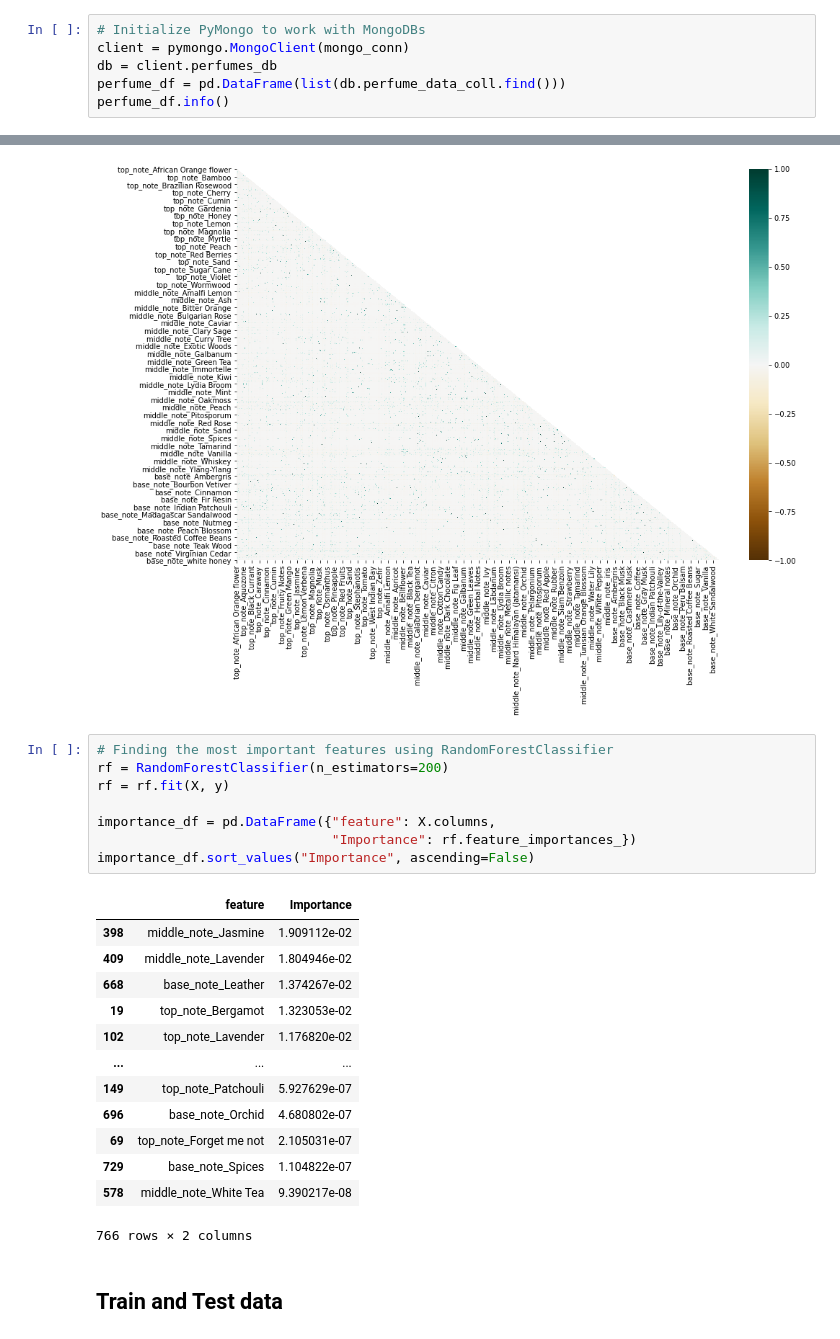
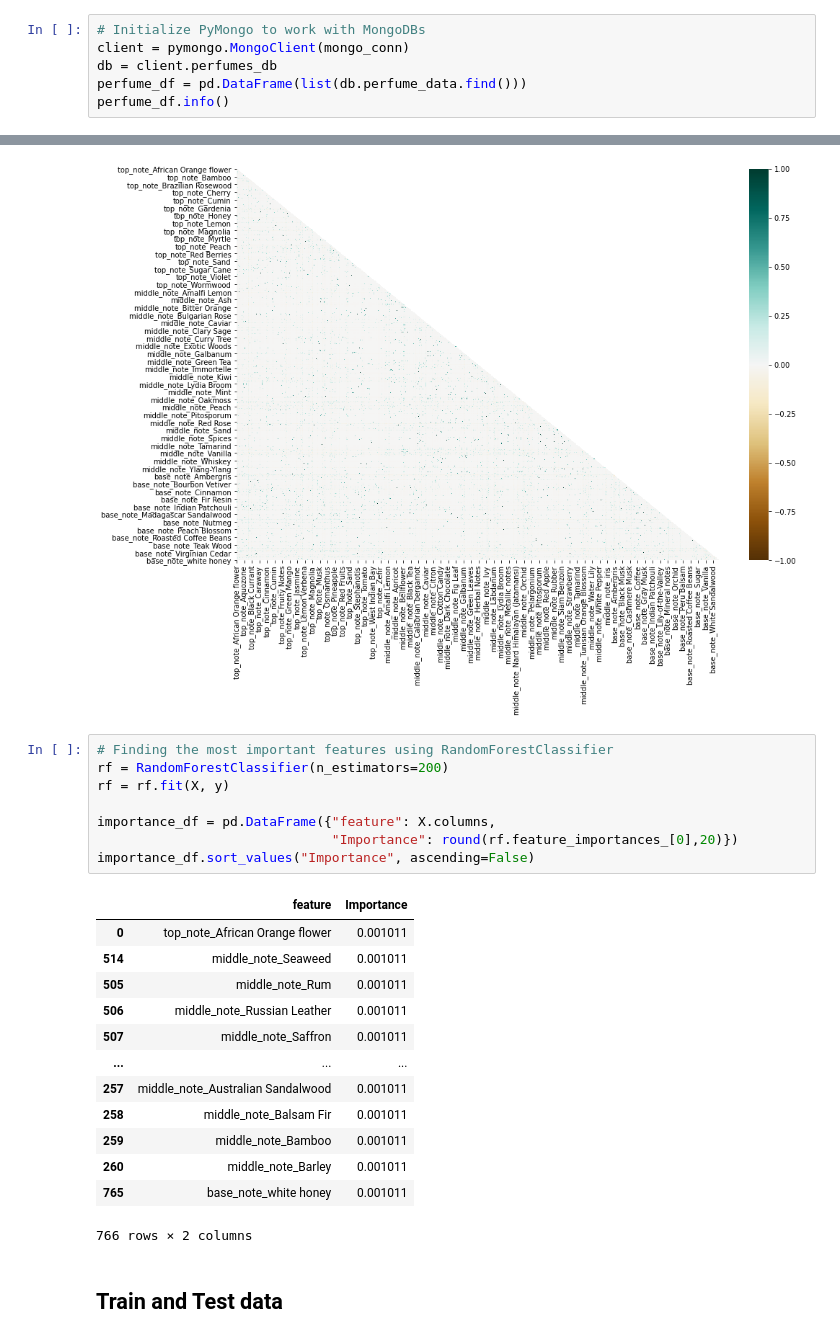
Before and after one commit to sir-omoreno/perfume_designer_app, a Jupyter notebook: ML/Perfume_ML2.ipynb, the cells around one changed output, grey strips where cells are left out. Drawn from its saved outputs; the diff is of its cells as text.

```diff
--- a/ML/Perfume_ML2.ipynb
+++ b/ML/Perfume_ML2.ipynb
@@ -30,7 +30,7 @@ from config import mongo_conn
 # Initialize PyMongo to work with MongoDBs
 client = pymongo.MongoClient(mongo_conn)
 db = client.perfumes_db
-perfume_df = pd.DataFrame(list(db.perfume_data_coll.find()))
+perfume_df = pd.DataFrame(list(db.perfume_data.find()))
 perfume_df.info()
 # %% [output]
 <class 'pandas.core.frame.DataFrame'>
@@ -139,24 +139,24 @@ heatmap = sns.heatmap(X.corr(), mask=mask, vmin=-1, vmax=1, cmap="BrBG")
 # %%
 # Finding the most important features using RandomForestClassifier
 rf = RandomForestClassifier(n_estimators=200)
 rf = rf.fit(X, y)
 
 importance_df = pd.DataFrame({"feature": X.columns,
-                              "Importance": rf.feature_importances_})
+                              "Importance": round(rf.feature_importances_[0],20)})
 importance_df.sort_values("Importance", ascending=False)
 # %% [output]
 |  | feature | Importance |
-| 398 | middle_note_Jasmine | 1.909112e-02 |
-| 409 | middle_note_Lavender | 1.804946e-02 |
-| 668 | base_note_Leather | 1.374267e-02 |
-| 19 | top_note_Bergamot | 1.323053e-02 |
-| 102 | top_note_Lavender | 1.176820e-02 |
+| 0 | top_note_African Orange flower | 0.001011 |
+| 514 | middle_note_Seaweed | 0.001011 |
+| 505 | middle_note_Rum | 0.001011 |
+| 506 | middle_note_Russian Leather | 0.001011 |
+| 507 | middle_note_Saffron | 0.001011 |
 | ... | ... | ... |
-| 149 | top_note_Patchouli | 5.927629e-07 |
-| 696 | base_note_Orchid | 4.680802e-07 |
-| 69 | top_note_Forget me not | 2.105031e-07 |
-| 729 | base_note_Spices | 1.104822e-07 |
-| 578 | middle_note_White Tea | 9.390217e-08 |
+| 257 | middle_note_Australian Sandalwood | 0.001011 |
+| 258 | middle_note_Balsam Fir | 0.001011 |
+| 259 | middle_note_Bamboo | 0.001011 |
+| 260 | middle_note_Barley | 0.001011 |
+| 765 | base_note_white honey | 0.001011 |
 766 rows × 2 columns
 # %% [markdown]
 ## Train and Test data
```
Also changed, not shown: parts of 8 cells of this notebook.
